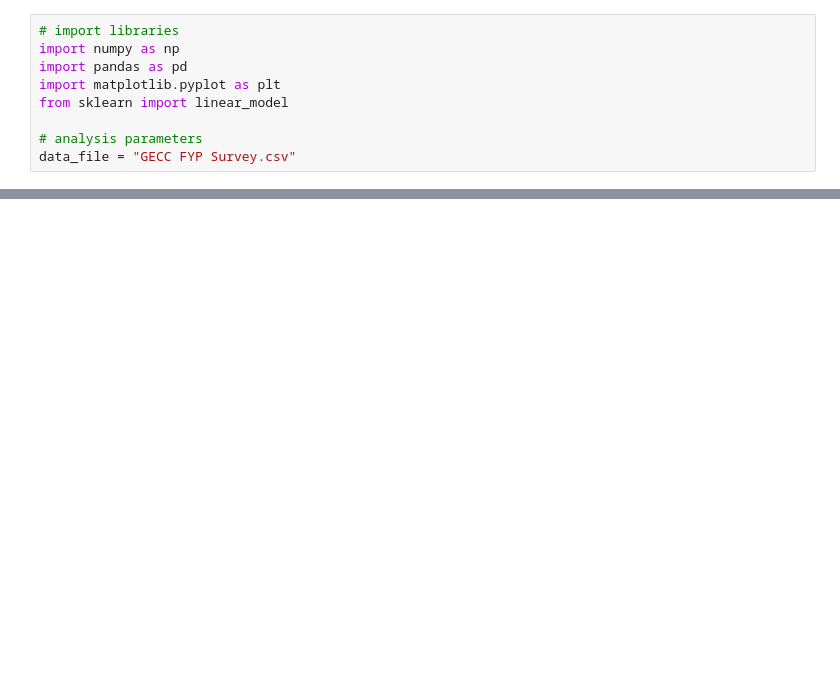
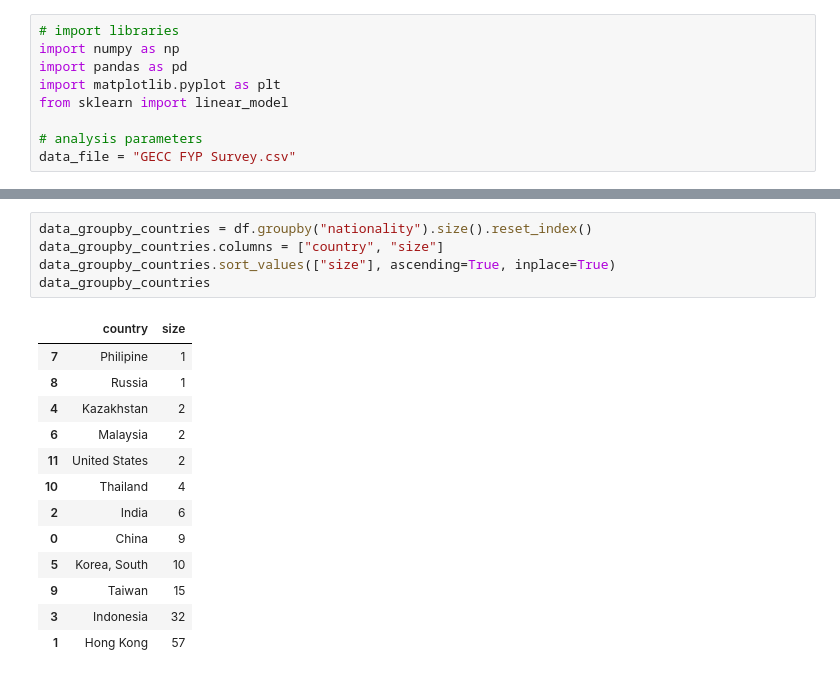
Before and after one commit to nicktanryo/gecc-fyp, a Jupyter notebook: analysis.ipynb, the cells around one changed output, grey strips where cells are left out. Cells and saved outputs as stored; diff of their text form; blank space fills up the shorter version.

```diff
--- a/analysis.ipynb
+++ b/analysis.ipynb
@@ -438,0 +97,19 @@ plt.legend()
+# %%
+data_groupby_countries = df.groupby("nationality").size().reset_index()
+data_groupby_countries.columns = ["country", "size"]
+data_groupby_countries.sort_values(["size"], ascending=True, inplace=True)
+data_groupby_countries
+# %% [output]
+|  | country | size |
+| 7 | Philipine | 1 |
+| 8 | Russia | 1 |
+| 4 | Kazakhstan | 2 |
+| 6 | Malaysia | 2 |
+| 11 | United States | 2 |
+| 10 | Thailand | 4 |
+| 2 | India | 6 |
+| 0 | China | 9 |
+| 5 | Korea, South | 10 |
+| 9 | Taiwan | 15 |
+| 3 | Indonesia | 32 |
+| 1 | Hong Kong | 57 |
```
Also changed, not shown: parts of 40 cells of this notebook, 1 other file.
